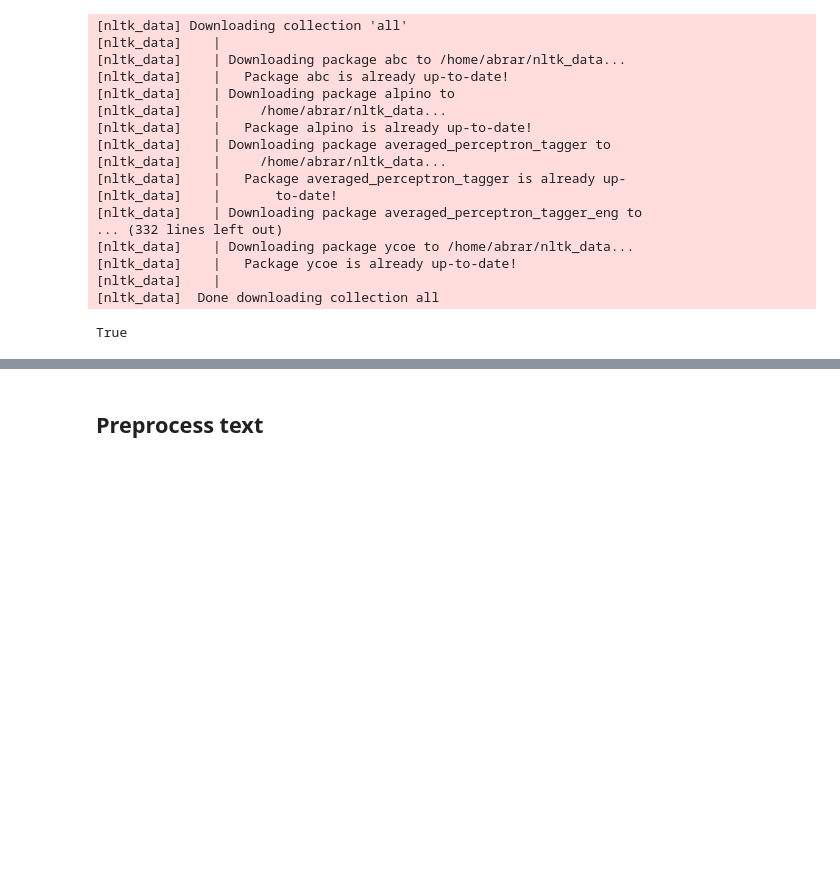
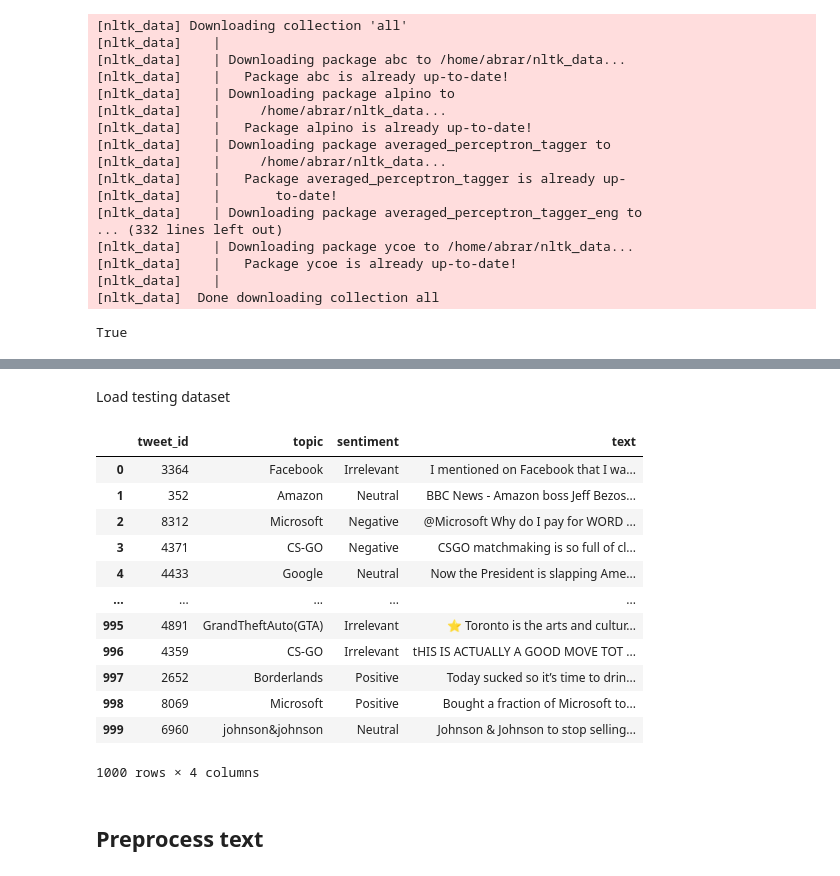
Before and after one commit to dddictionary/twitter-sentiment-analysis, a Jupyter notebook: twitter_sentiment.ipynb, the cells around one changed output, grey strips where cells are left out. Drawn from its saved outputs; the diff is of its cells as text; code cells hidden in the pictures; blank space fills up the shorter version.

```diff
--- a/twitter_sentiment.ipynb
+++ b/twitter_sentiment.ipynb
@@ -58,3 +60,26 @@ df
+# %% [markdown]
+Load testing dataset
+# %%
+header = ["tweet_id", "topic", "sentiment", "text"]
+nRowsRead = None
+file_name = './data/twitter_validation.csv'
+df_val = pd.read_csv('./data/twitter_validation.csv', delimiter=',', nrows=nRowsRead, header=None, names=header)
+df_val['text'] = df_val['text'].fillna("")
+df_val
+# %% [output]
+|  | tweet_id | topic | sentiment | text |
+| 0 | 3364 | Facebook | Irrelevant | I mentioned on Facebook that I wa... |
+| 1 | 352 | Amazon | Neutral | BBC News - Amazon boss Jeff Bezos... |
+| 2 | 8312 | Microsoft | Negative | @Microsoft Why do I pay for WORD ... |
+| 3 | 4371 | CS-GO | Negative | CSGO matchmaking is so full of cl... |
+| 4 | 4433 | Google | Neutral | Now the President is slapping Ame... |
+| ... | ... | ... | ... | ... |
+| 995 | 4891 | GrandTheftAuto(GTA) | Irrelevant | ⭐️ Toronto is the arts and cultur... |
+| 996 | 4359 | CS-GO | Irrelevant | tHIS IS ACTUALLY A GOOD MOVE TOT ... |
+| 997 | 2652 | Borderlands | Positive | Today sucked so it’s time to drin... |
+| 998 | 8069 | Microsoft | Positive | Bought a fraction of Microsoft to... |
+| 999 | 6960 | johnson&johnson | Neutral | Johnson & Johnson to stop selling... |
+1000 rows × 4 columns
 # %% [markdown]
 ## Preprocess text
 # %% [markdown]
```
Also changed, not shown: parts of 19 cells of this notebook, 6 other files.
